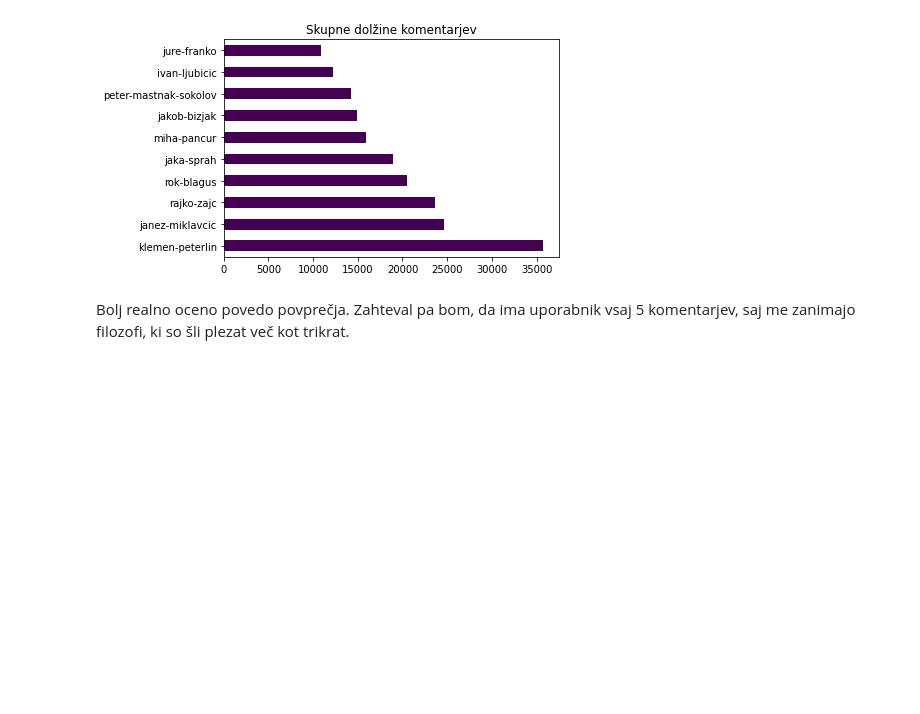
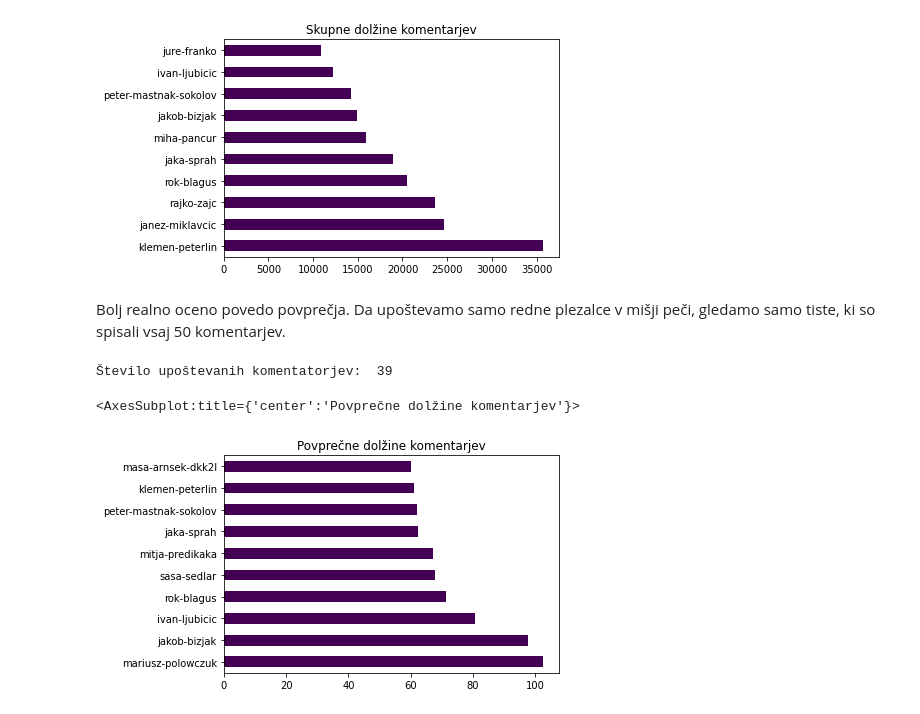
Before and after one commit to urhprimozic/plezalni-vzponi-v-sloveniji, a Jupyter notebook: analiza.ipynb, the cells around one changed output. Saved outputs shown, nothing was run; the diff lists cells and outputs as text; code cells hidden in the pictures; blank space fills up the shorter version.

Commit message:
Največji filozofi
Dodal graf plezalcev z povpračno najdaljšimi komentarji

```diff
--- a/analiza.ipynb
+++ b/analiza.ipynb
@@ -73,7 +75,29 @@ dolzine.groupby('uporabnik').sum().sort_values(by='dolzina', ascending= False).h
 # %% [output]
 <AxesSubplot:title={'center':'Skupne dolžine komentarjev'}>
 [figure]
-# %% [markdown]
-Bolj realno oceno povedo povprečja. Zahteval pa bom, da ima uporabnik vsaj 5 komentarjev, saj me zanimajo filozofi, ki so šli plezat več kot trikrat.
-# %%
-dolzine = dolzine[dolzine.groupby('uporabnik')]
+# %% [markdown]
+Bolj realno oceno povedo povprečja. Da upoštevamo samo redne plezalce v mišji peči, gledamo samo tiste, ki so spisali vsaj 50 komentarjev.
+# %%
+# konstanta, s katero priredim statistično analizo tako, da mi je všeč
+minimalno_število_komentarjev = 50
+
+# združim komentarje po uporabnikih
+komentarji_na_uporabnika = komentarji.groupby('uporabnik').size().to_frame(name="stevilo")
+
+# uporabniki, ki so zadostkrat komentirali
+verodostojni_filozofi = komentarji_na_uporabnika[komentarji_na_uporabnika['stevilo'] > minimalno_število_komentarjev]
+verodostojni_filozofi.reset_index(level=0, inplace=True)
+verodostojni_filozofi = verodostojni_filozofi['uporabnik'].values #numpy array of str
+
+print('Število upoštevanih komentatorjev: ', len(verodostojni_filozofi))
+
+# dobim tabelo verodostojnih filozofov in dolzin
+dolzine.set_index('uporabnik', inplace=True)
+ustrezne_dolzine = dolzine.loc[verodostojni_filozofi] # dataframe verodostojen_uporabnik : dolzina
+
+# pogropiram po imenu in povprečim
+ustrezne_dolzine.groupby('uporabnik').mean().sort_values(by='dolzina', ascending= False).head(10).plot.barh(title='Povprečne dolžine komentarjev',legend=False, xlabel='', colormap='viridis')
+# %% [output]
+Število upoštevanih komentatorjev:  39
+<AxesSubplot:title={'center':'Povprečne dolžine komentarjev'}>
+[figure, added]
```
Also changed, not shown: parts of 1 cell of this notebook.
